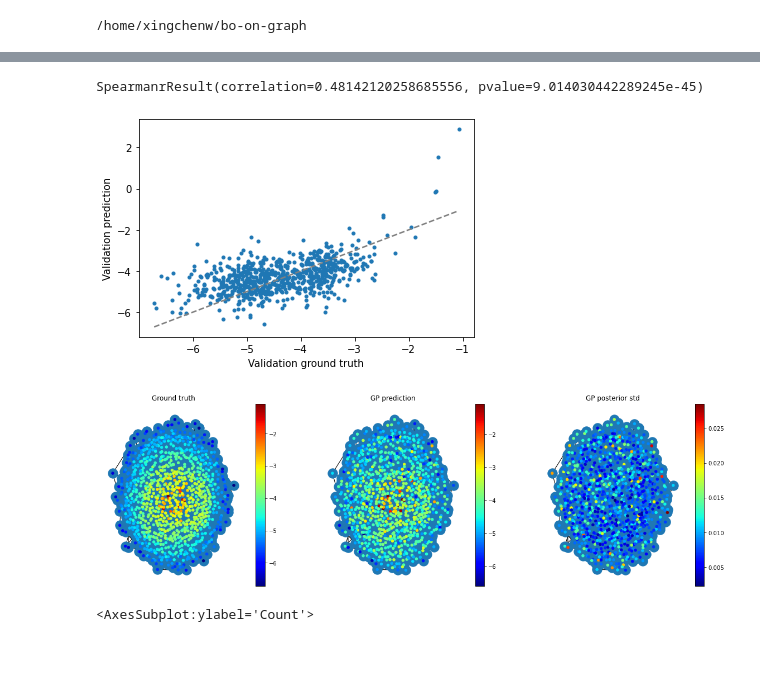
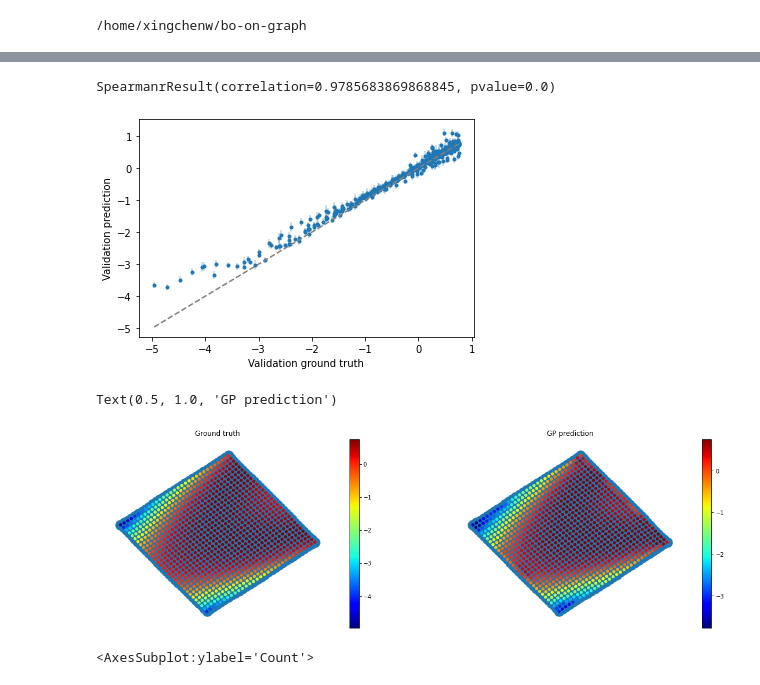
Before and after one commit to xingchenwan/bo-on-graph, a Jupyter notebook: notebooks/gp_cv.ipynb, the cells around one changed output, grey strips where cells are left out. Saved outputs shown, nothing was run; the diff lists cells and outputs as text; code cells hidden in the pictures; blank space fills up the shorter version.

Commit message:
updated the polynomial kernel

```diff
--- a/notebooks/gp_cv.ipynb
+++ b/notebooks/gp_cv.ipynb
@@ -94,11 +89,13 @@ plt.show()
 # %%
 # X = candidates.reshape(-1, 1).to(dtype=torch.float)
+from botorch.utils.transforms import standardize
 n_init = len(all_X)
 X = all_X.reshape(-1, 1)
 
 
 # Y = base_problem(X.reshape(-1, 1))
 Y = all_Y.reshape(-1, 1).to(dtype=torch.float)
+Y = standardize(Y)
 
 best_loc = Y.argmax().item()
 X_best = X[best_loc]
@@ -117,14 +114,16 @@ model, mll, cached_eigenbasis = initialize_model(
                 train_X=X_train,
                 train_Y=Y_train,
                 context_graph=base_problem.context_graph,
-                covar_type="diffusion",
+                covar_type="polynomial",
                 covar_kwargs = {
-                    "order": n_train // 2,
+                    "order": 3,
                      },
                 fit_model=True,
                 ard=True,
-                use_fixed_noise=True,
-                train_iters=500,
-                lr=0.1,
-                use_saas_map=True
+                use_fixed_noise=False,
+                optim_kwargs = {
+                    "train_iters": 200,
+                    "lr": 0.1
+                },
+                use_saas_map=False
                 )
@@ -194,6 +188,8 @@ model.eval()
 with torch.no_grad():
     # predict on train input
     Y_test_pred = model.posterior(X_test)
+    lower, upper = Y_test_pred.mvn.confidence_region()
+
     Y_test_pred_mean, Y_test_pred_std = Y_test_pred.mean.flatten(), torch.sqrt(Y_test_pred.variance).flatten()
     plt.plot(Y_test, Y_test_pred_mean, ".")
     plt.errorbar(Y_test, Y_test_pred_mean, yerr=Y_test_pred_std, linestyle="None", color="C0", alpha=0.3)
@@ -202,8 +198,8 @@ with torch.no_grad():
     plt.xlabel("Validation ground truth")
     plt.ylabel("Validation prediction")
 # %% [output]
-SpearmanrResult(correlation=0.48142120258685556, pvalue=9.014030442289245e-45)
+SpearmanrResult(correlation=0.9785683869868845, pvalue=0.0)
-[figure, old version]
+[figure, new version]
 # %%
 import networkx as nx
 pos = nx.kamada_kawai_layout(base_problem.context_graph)
@@ -212,7 +208,7 @@ nodes = base_problem.context_graph.nodes()
 
 
 all_X = torch.arange(len(base_problem.context_graph)).to(torch.float)
-all_Y = base_problem(all_X.reshape(-1, 1))
+all_Y = standardize(base_problem(all_X.reshape(-1, 1)))
 
 train_X = X_train.long().flatten().tolist()
 test_X = X_test.long().flatten().tolist()
@@ -222,7 +218,7 @@ train_pos = {k: pos[k] for k in train_X}
 test_pos = {k: pos[k] for k in test_X}
 
 plt.figure(figsize=[20, 6])
-plt.subplot(131)
+plt.subplot(121)
 nx.draw(base_problem.context_graph, pos, )
 ec = nx.draw_networkx_edges(g, pos, alpha=0.2)
 c = nx.draw_networkx_nodes(g, pos, node_color=all_Y, node_size=20, cmap=plt.cm.jet, linewidths=None, edgecolors=None)
@@ -231,45 +227,46 @@ c = nx.draw_networkx_nodes(g, pos, node_color=all_Y, node_size=20, cmap=plt.cm.j
 # nc = nx.draw_networkx_nodes(g, test_pos, nodelist=test_X, node_color=test_Y, node_size=25, linewidths=0)
 
 plt.colorbar(c)
 plt.axis('off')
 plt.title("Ground truth")
 
-plt.subplot(132)
+plt.subplot(122)
 with torch.no_grad():
     posterior =  model.posterior(all_X.reshape(-1, 1))
     all_Y_pred =posterior.mean.flatten()
     all_Y_var =torch.sqrt(posterior.variance.flatten())
 
 train_Y_pred = [all_Y_pred[i] for i in train_X]
 test_Y_pred = [all_Y_pred[i] for i in test_X]
 
 colors = all_Y_pred.clip(all_Y.min(), all_Y.max())
 
 nx.draw(base_problem.context_graph, pos, )
 ec = nx.draw_networkx_edges(g, pos, alpha=0.2)
 nc = nx.draw_networkx_nodes(g, pos, node_color=colors, node_size=20, cmap=plt.cm.jet, linewidths=None)
 
 # nc = nx.draw_networkx_nodes(g, train_pos, nodelist=train_X, node_color="gray", node_size=50, cmap=plt.cm.jet, linewidths=0)
 # nc = nx.draw_networkx_nodes(g, test_pos, nodelist=test_X, node_color=test_Y_pred, node_size=25, linewidths=0)
 plt.colorbar(nc)
 plt.axis('off')
 plt.title("GP prediction")
 
 
-plt.subplot(133)
-diff = torch.abs((all_Y_pred.flatten() - all_Y.flatten()) / all_Y.flatten())
-# diff.clip_(0, 0.2)
+# plt.subplot(133)
+# diff = torch.abs((all_Y_pred.flatten() - all_Y.flatten()) / all_Y.flatten())
+# # diff.clip_(0, 0.2)
 
-nx.draw(base_problem.context_graph, pos, )
-ec = nx.draw_networkx_edges(g, pos, alpha=0.2)
-nc = nx.draw_networkx_nodes(g, pos, node_color=all_Y_var.flatten(), node_size=20, cmap=plt.cm.jet,)
-plt.colorbar(nc)
-plt.axis('off')
-plt.title("GP posterior std")
+# nx.draw(base_problem.context_graph, pos, )
+# ec = nx.draw_networkx_edges(g, pos, alpha=0.2)
+# nc = nx.draw_networkx_nodes(g, pos, node_color=diff, node_size=20, cmap=plt.cm.jet,)
+# plt.colorbar(nc)
+# plt.axis('off')
+# plt.title("GP posterior std")
 
-plt.show()
+# plt.show()
 # %% [output]
+Text(0.5, 1.0, 'GP prediction')
-[figure, old version]
+[figure, new version]
 # %%
 sns.histplot(all_Y)
 # %% [output]
```
Also changed, not shown: parts of 5 cells of this notebook, 10 other files.
